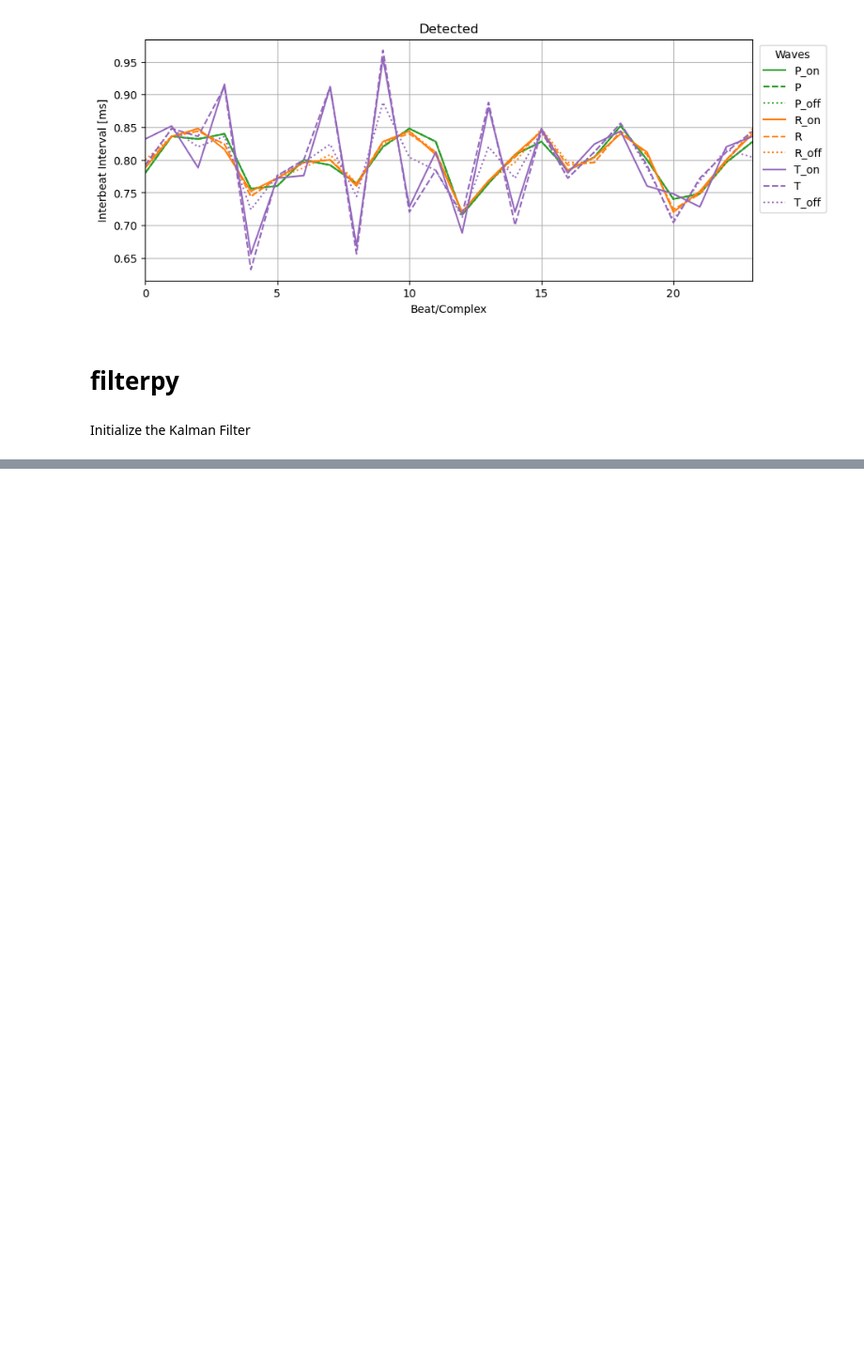
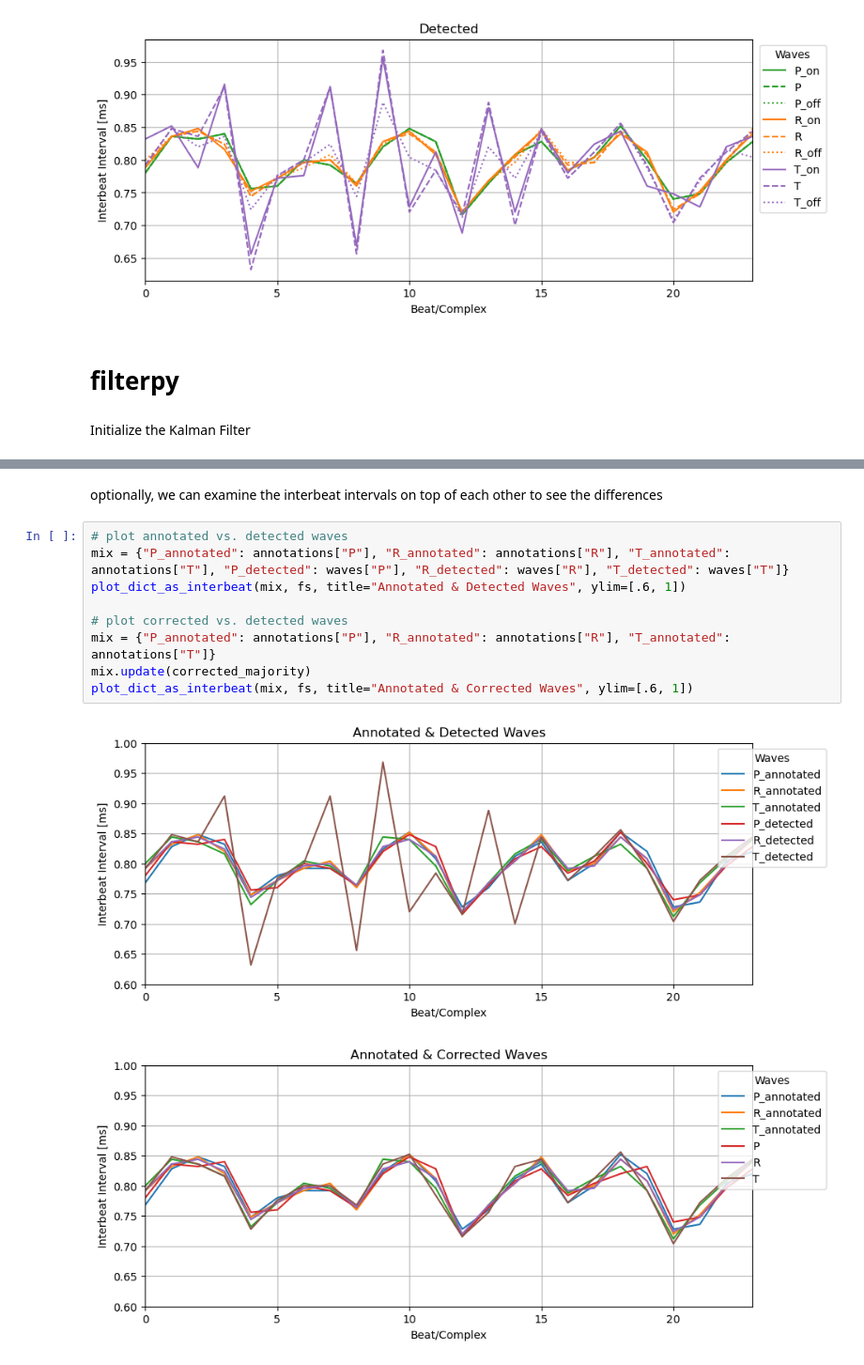
Before and after one commit to JonasEmrich/ecg-feature-tracking, a Jupyter notebook: tracking.ipynb, the cells around one changed output, grey strips where cells are left out. Shown at 94% size. Drawn from its saved outputs; the diff is of its cells as text; blank space fills up the shorter version.

```diff
--- a/tracking.ipynb
+++ b/tracking.ipynb
@@ -103,0 +141,14 @@ plot_waves(time, ecg, detected_waves, title="Detected Waves", xlim=[time[0], tim
+# %% [markdown]
+optionally, we can examine the interbeat intervals on top of each other to see the differences
+# %%
+# plot annotated vs. detected waves
+mix = {"P_annotated": annotations["P"], "R_annotated": annotations["R"], "T_annotated": annotations["T"], "P_detected": waves["P"], "R_detected": waves["R"], "T_detected": waves["T"]}
+plot_dict_as_interbeat(mix, fs, title="Annotated & Detected Waves", ylim=[.6, 1])
+
+# plot corrected vs. detected waves
+mix = {"P_annotated": annotations["P"], "R_annotated": annotations["R"], "T_annotated": annotations["T"]}
+mix.update(corrected_majority)
+plot_dict_as_interbeat(mix, fs, title="Annotated & Corrected Waves", ylim=[.6, 1])
+# %% [output]
+[figure, added]
+[figure, added]
```
Also changed, not shown: parts of 11 cells of this notebook, 1 other file.
